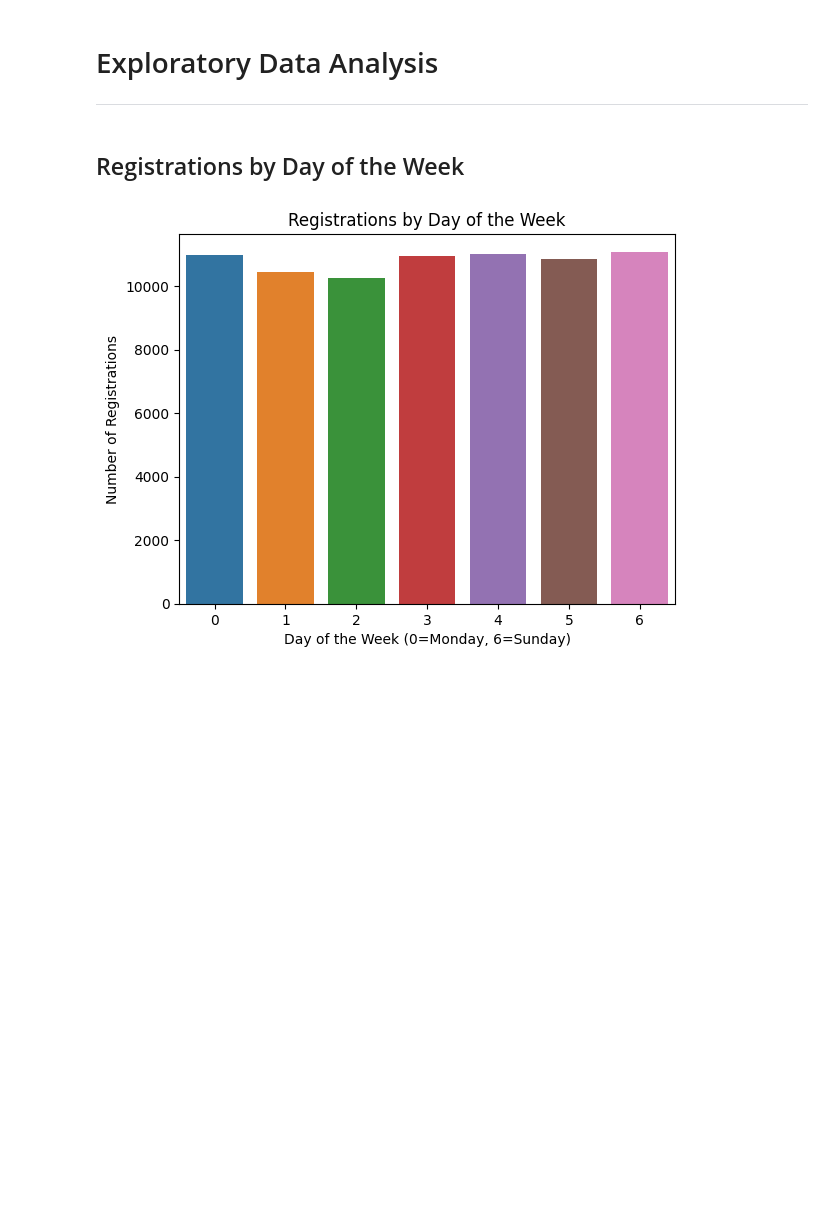
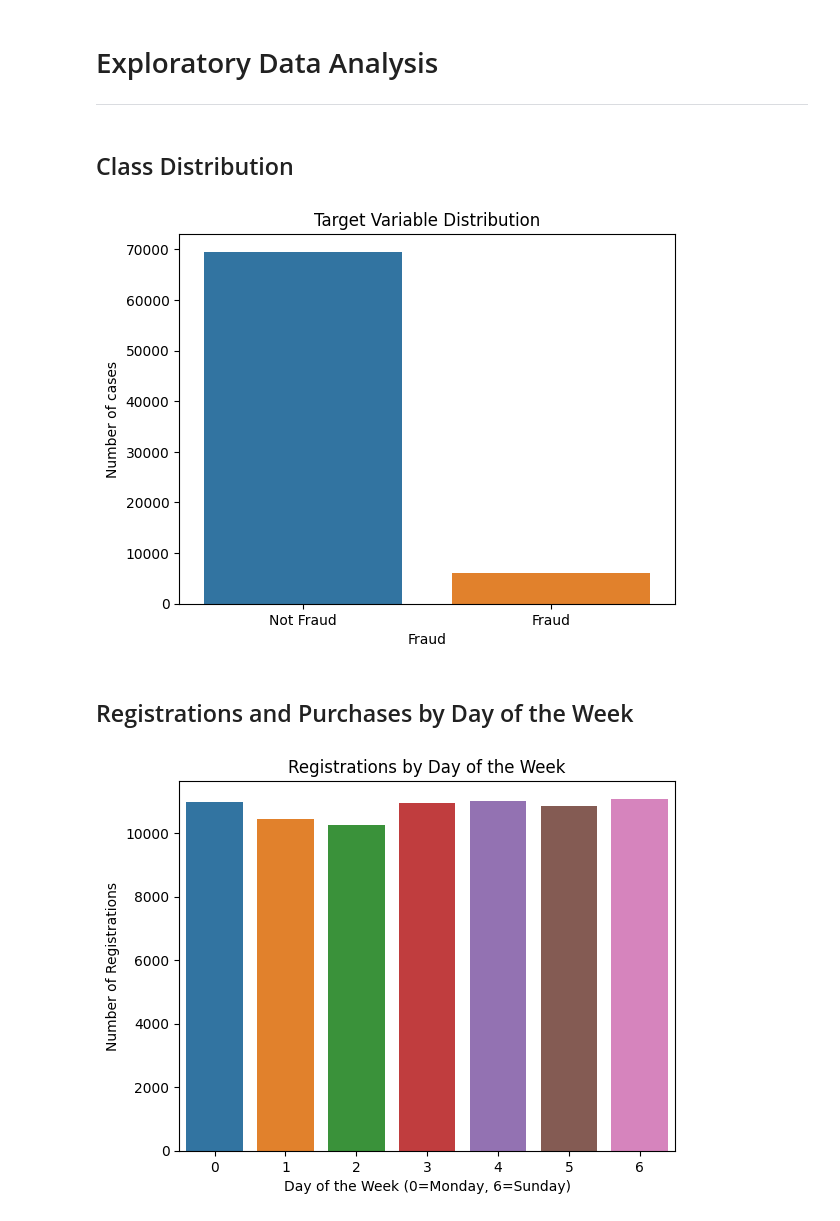
Before and after one commit to azarelga/big-data-repository, a Jupyter notebook: assignment_1.ipynb, the cells around one changed output. Drawn from its saved outputs; the diff is of its cells as text; code cells hidden in the pictures; blank space fills up the shorter version.

```diff
--- a/assignment_1.ipynb
+++ b/assignment_1.ipynb
@@ -374,8 +373,18 @@ The remaining object columns have the potential to be explored through **Feature
 # %% [markdown]
 # Exploratory Data Analysis
 ---
+# %% [markdown]
+## Class Distribution
+# %%
+sns.countplot(x=train_ready['fraud'].map({0:'Not Fraud',1:'Fraud'}))
+plt.title('Target Variable Distribution')
+plt.xlabel('Fraud')
+plt.ylabel('Number of cases')
+plt.show()
+# %% [output]
+[figure, added]
 # %% [markdown]
-## Registrations by Day of the Week
+## Registrations and Purchases by Day of the Week
 # %%
 sns.countplot(x= train_ready['account_registration_time'].dt.weekday)
 plt.title('Registrations by Day of the Week')
```
Also changed, not shown: parts of 7 cells of this notebook.
